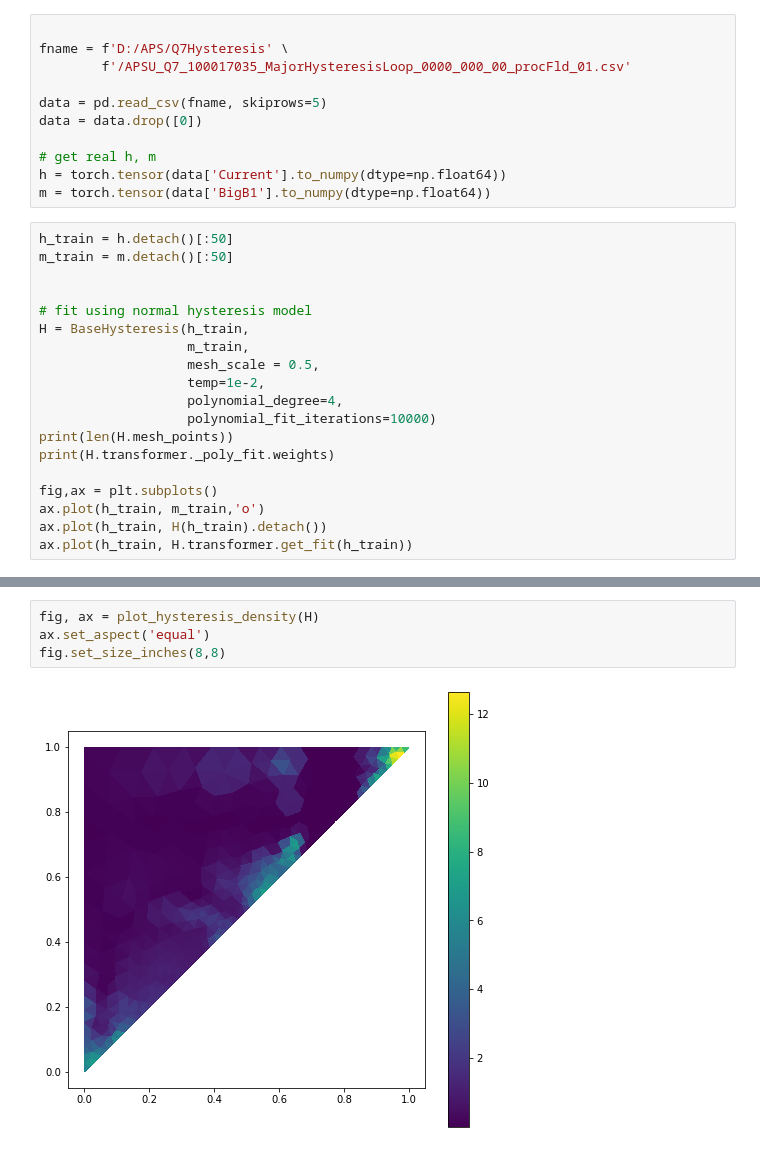
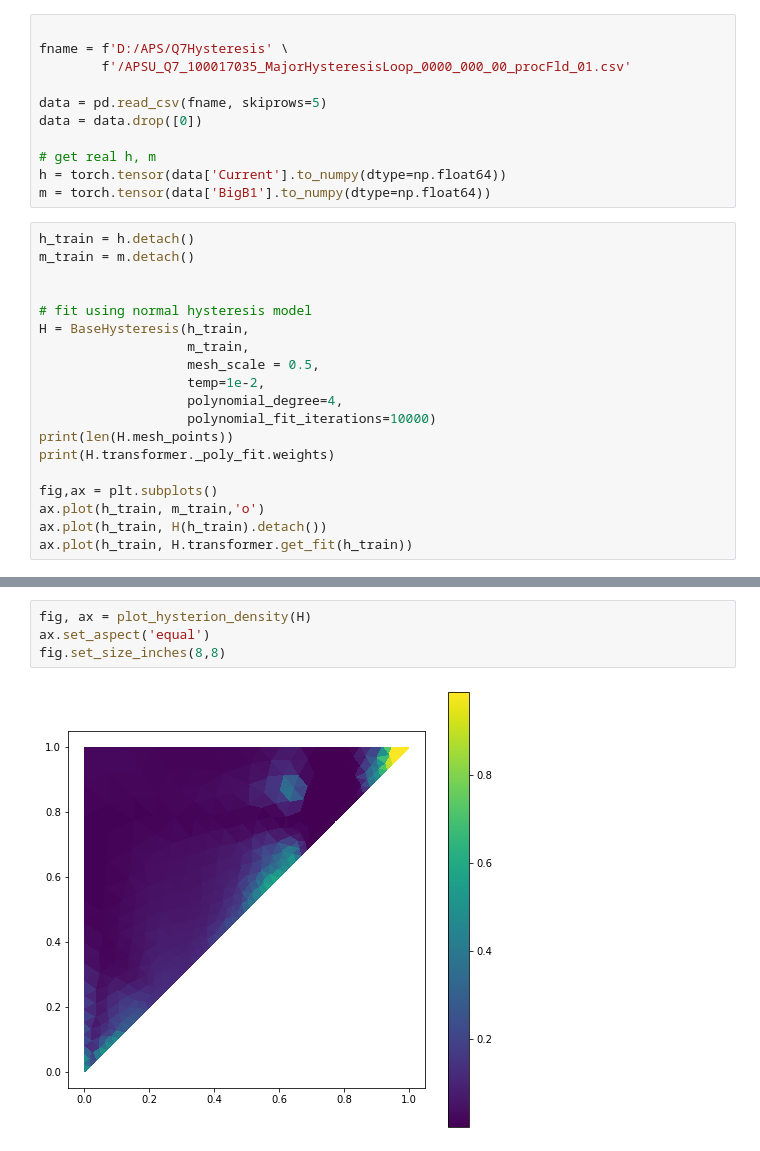
Before and after one commit to roussel-ryan/diff_hysteresis, a Jupyter notebook: fitting/aps/apsu_q7.ipynb, the cells around one changed output, grey strips where cells are left out. Cells and saved outputs as stored; diff of their text form.

```diff
--- a/fitting/aps/apsu_q7.ipynb
+++ b/fitting/aps/apsu_q7.ipynb
@@ -19,8 +19,8 @@ data = data.drop([0])
 h = torch.tensor(data['Current'].to_numpy(dtype=np.float64))
 m = torch.tensor(data['BigB1'].to_numpy(dtype=np.float64))
 # %%
-h_train = h.detach()[:50]
-m_train = m.detach()[:50]
+h_train = h.detach()
+m_train = m.detach()
 
 
 # fit using normal hysteresis model
@@ -69,9 +66,9 @@ tensor([ 1.1248,  0.2990, -0.0905, -0.3420])
 # %%
-fig, ax = plot_hysteresis_density(H)
+fig, ax = plot_hysterion_density(H)
 ax.set_aspect('equal')
 fig.set_size_inches(8,8)
 # %% [output]
-[figure, old version]
+[figure, new version]
 # %%
 fig, ax = plt.subplots()
 m_pred = H(h_train)
```
Also changed, not shown: parts of 9 cells of this notebook, 20 other files.
